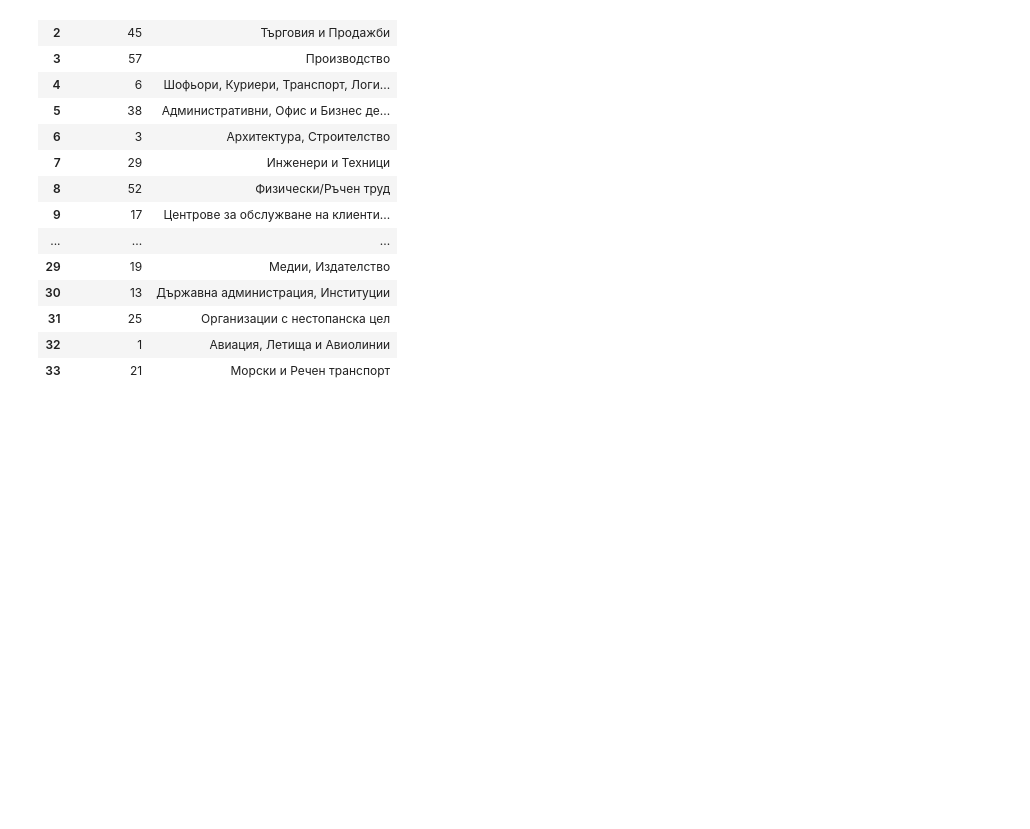
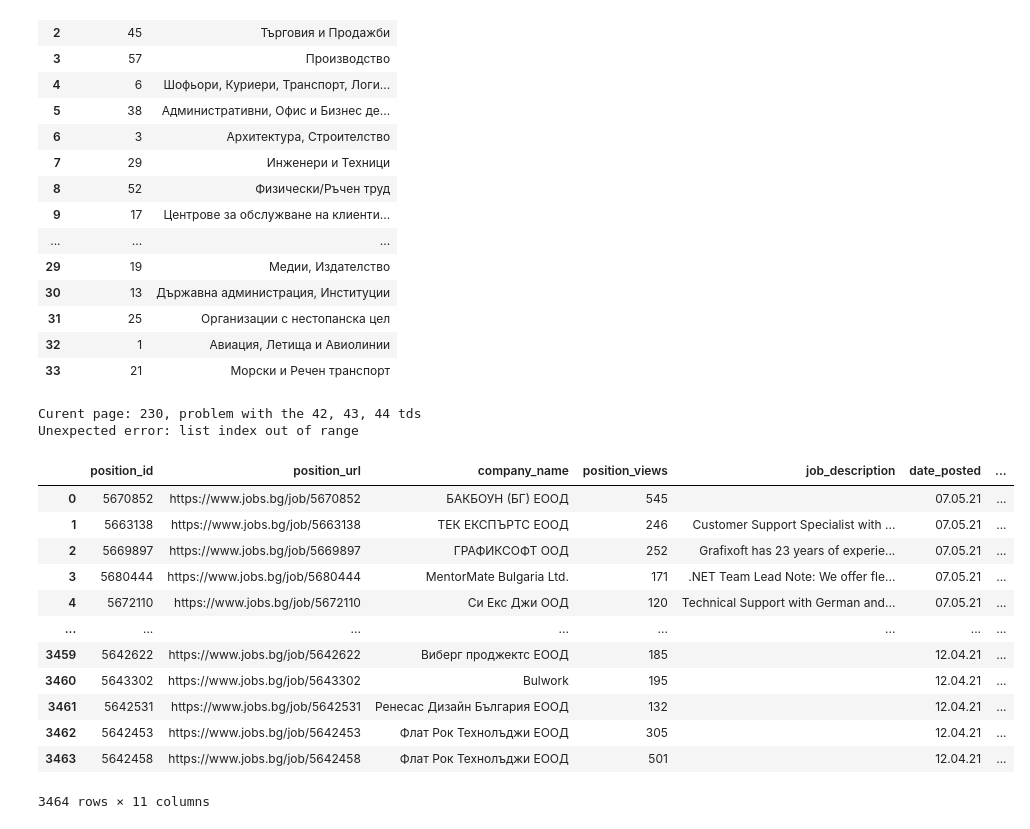
Before and after one commit to LyuboKushev/Employment-Data, a Jupyter notebook: Jobs_Scrapping_Colab_Version.ipynb, the cells around one changed output. Cells and saved outputs as stored; diff of their text form; code cells hidden in the pictures; blank space fills up the shorter version.

```diff
--- a/Jobs_Scrapping_Colab_Version.ipynb
+++ b/Jobs_Scrapping_Colab_Version.ipynb
@@ -267,7 +285,23 @@ categories_info
 | 32 | 1 | Авиация, Летища и Авиолинии |
 | 33 | 21 | Морски и Речен транспорт |
 # %%
-df = extract_jobs(start_page=0, end_page=2149, category_id=56)
+df = extract_jobs(start_page=0, end_page=231, category_id=56)
 df
+# %% [output]
+Curent page: 230, problem with the 42, 43, 44 tds
+Unexpected error: list index out of range
+|  | position_id | position_url | company_name | position_views | job_description | date_posted | ... |
+| 0 | 5670852 | https://www.jobs.bg/job/5670852 | БАКБОУН (БГ) ЕООД | 545 |  | 07.05.21 | ... |
+| 1 | 5663138 | https://www.jobs.bg/job/5663138 | ТЕК ЕКСПЪРТС ЕООД | 246 | Customer Support Specialist with ... | 07.05.21 | ... |
+| 2 | 5669897 | https://www.jobs.bg/job/5669897 | ГРАФИКСОФТ ООД | 252 | Grafixoft has 23 years of experie... | 07.05.21 | ... |
+| 3 | 5680444 | https://www.jobs.bg/job/5680444 | MentorMate Bulgaria Ltd. | 171 | .NET Team Lead Note: We offer fle... | 07.05.21 | ... |
+| 4 | 5672110 | https://www.jobs.bg/job/5672110 | Си Екс Джи ООД | 120 | Technical Support with German and... | 07.05.21 | ... |
+| ... | ... | ... | ... | ... | ... | ... | ... |
+| 3459 | 5642622 | https://www.jobs.bg/job/5642622 | Виберг проджектс ЕООД | 185 |  | 12.04.21 | ... |
+| 3460 | 5643302 | https://www.jobs.bg/job/5643302 | Bulwork | 195 |  | 12.04.21 | ... |
+| 3461 | 5642531 | https://www.jobs.bg/job/5642531 | Ренесас Дизайн България ЕООД | 132 |  | 12.04.21 | ... |
+| 3462 | 5642453 | https://www.jobs.bg/job/5642453 | Флат Рок Технолъджи ЕООД | 305 |  | 12.04.21 | ... |
+| 3463 | 5642458 | https://www.jobs.bg/job/5642458 | Флат Рок Технолъджи ЕООД | 501 |  | 12.04.21 | ... |
+3464 rows × 11 columns
 # %%
 df.to_csv("/content/drive/My Drive/jobsbg_scrapped/it_jobs_20210509.csv", index=False)
```
Also changed, not shown: parts of 3 cells of this notebook.
